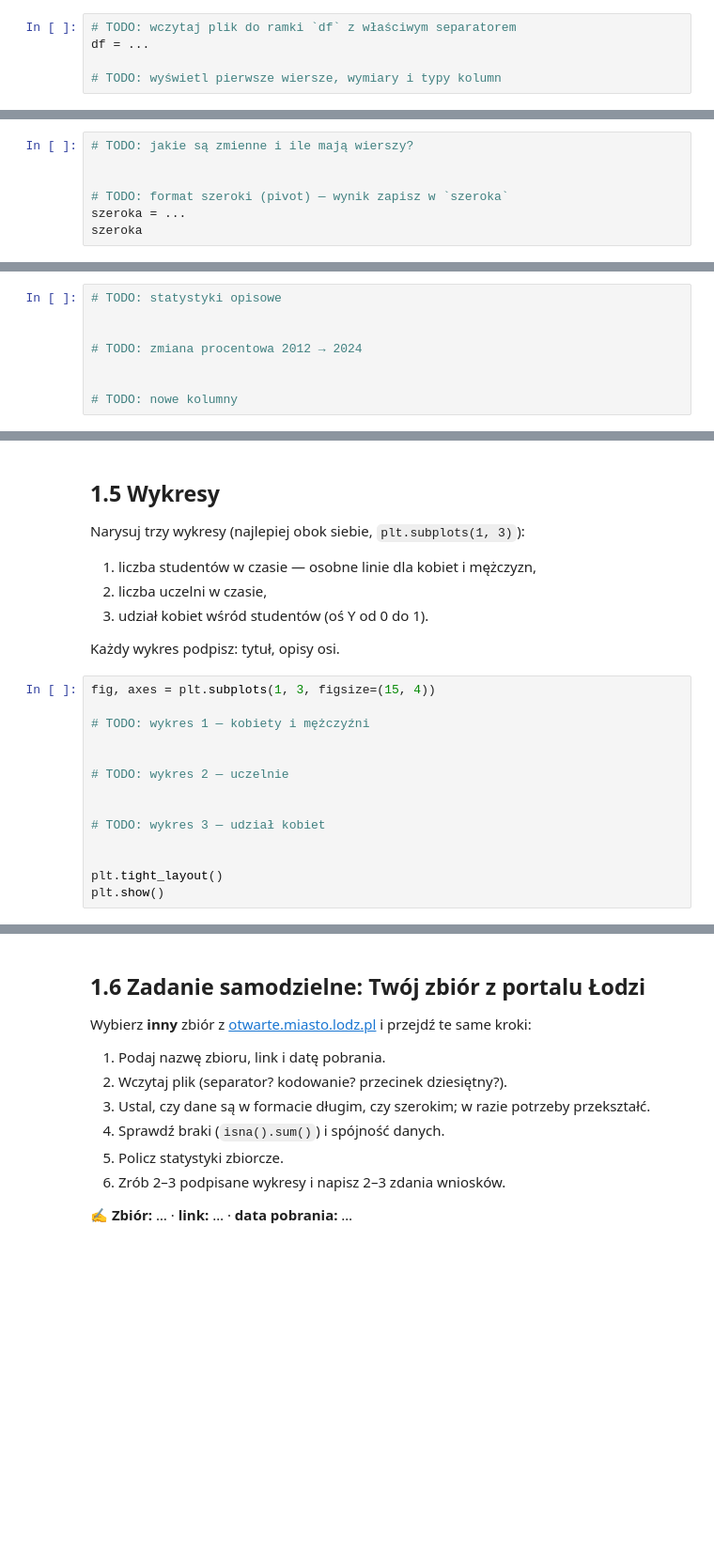
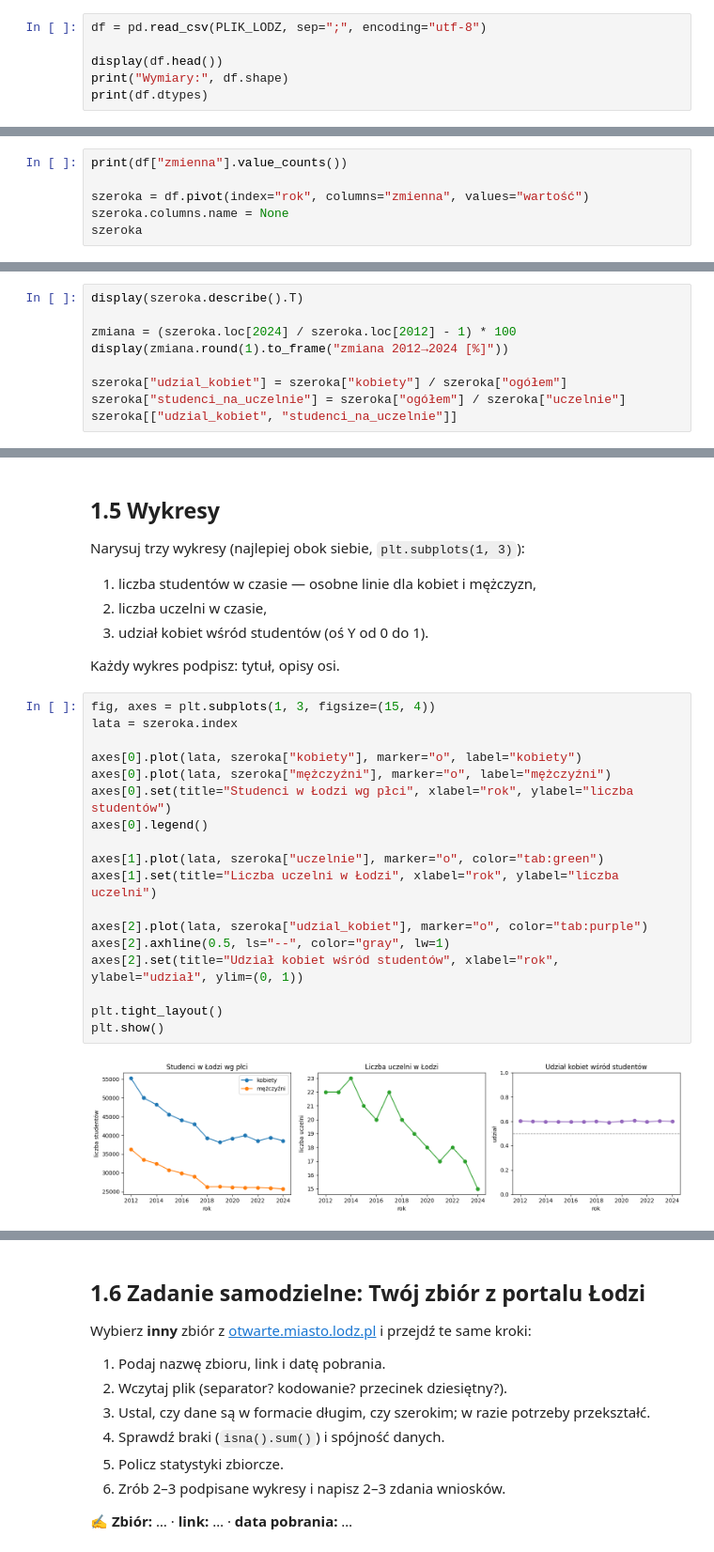
Before and after one commit to kuba11g/Eksploracja_Danych, a Jupyter notebook: lab03_otwarte_dane_odstajace.ipynb, the cells around one changed output, grey strips where cells are left out. Shown at 94% size. Saved outputs shown, nothing was run; the diff lists cells and outputs as text; blank space fills up the shorter version.

```diff
--- a/lab03_otwarte_dane_odstajace.ipynb
+++ b/lab03_otwarte_dane_odstajace.ipynb
@@ -53,5 +59,6 @@ with open(PLIK_LODZ, encoding="utf-8") as f:
 # %%
-# TODO: wczytaj plik do ramki `df` z właściwym separatorem
-df = ...
+df = pd.read_csv(PLIK_LODZ, sep=";", encoding="utf-8")
 
-# TODO: wyświetl pierwsze wiersze, wymiary i typy kolumn
+display(df.head())
+print("Wymiary:", df.shape)
+print(df.dtypes)
@@ -67,9 +87,8 @@ Przypomnienie z wykładu 2: w formacie **długim** każdy wiersz to jedna para (
 1. Sprawdź, jakie wartości przyjmuje kolumna `zmienna` i ile razy każda występuje.
 2. Przekształć dane do formatu szerokiego: wiersze = lata, kolumny = zmienne.
 # %%
-# TODO: jakie są zmienne i ile mają wierszy?
+print(df["zmienna"].value_counts())
 
-
-# TODO: format szeroki (pivot) — wynik zapisz w `szeroka`
-szeroka = ...
+szeroka = df.pivot(index="rok", columns="zmienna", values="wartość")
+szeroka.columns.name = None
 szeroka
@@ -86,10 +147,11 @@ Liczba studentów `ogółem` powinna być sumą `kobiety` i `mężczyźni`. Spra
 2. O ile procent zmieniła się każda zmienna między 2012 a 2024 rokiem?
 3. Dodaj kolumnę `udzial_kobiet` (udział kobiet wśród studentów) i kolumnę `studenci_na_uczelnie`.
 # %%
-# TODO: statystyki opisowe
+display(szeroka.describe().T)
 
+zmiana = (szeroka.loc[2024] / szeroka.loc[2012] - 1) * 100
+display(zmiana.round(1).to_frame("zmiana 2012→2024 [%]"))
 
-# TODO: zmiana procentowa 2012 → 2024
-
-
-# TODO: nowe kolumny
+szeroka["udzial_kobiet"] = szeroka["kobiety"] / szeroka["ogółem"]
+szeroka["studenci_na_uczelnie"] = szeroka["ogółem"] / szeroka["uczelnie"]
+szeroka[["udzial_kobiet", "studenci_na_uczelnie"]]
@@ -105,18 +195,24 @@ Narysuj trzy wykresy (najlepiej obok siebie, `plt.subplots(1, 3)`):
 Każdy wykres podpisz: tytuł, opisy osi.
 # %%
 fig, axes = plt.subplots(1, 3, figsize=(15, 4))
+lata = szeroka.index
 
-# TODO: wykres 1 — kobiety i mężczyźni
+axes[0].plot(lata, szeroka["kobiety"], marker="o", label="kobiety")
+axes[0].plot(lata, szeroka["mężczyźni"], marker="o", label="mężczyźni")
+axes[0].set(title="Studenci w Łodzi wg płci", xlabel="rok", ylabel="liczba studentów")
+axes[0].legend()
 
+axes[1].plot(lata, szeroka["uczelnie"], marker="o", color="tab:green")
+axes[1].set(title="Liczba uczelni w Łodzi", xlabel="rok", ylabel="liczba uczelni")
 
-# TODO: wykres 2 — uczelnie
-
-
-# TODO: wykres 3 — udział kobiet
-
+axes[2].plot(lata, szeroka["udzial_kobiet"], marker="o", color="tab:purple")
+axes[2].axhline(0.5, ls="--", color="gray", lw=1)
+axes[2].set(title="Udział kobiet wśród studentów", xlabel="rok", ylabel="udział", ylim=(0, 1))
 
 plt.tight_layout()
 plt.show()
+# %% [output]
+[figure, added]
 # %% [markdown]
 ✍️ **Wnioski** (3 zdania): co się stało ze szkolnictwem wyższym w Łodzi w latach 2012–2024?
 
```
Also changed, not shown: parts of 37 cells of this notebook.
